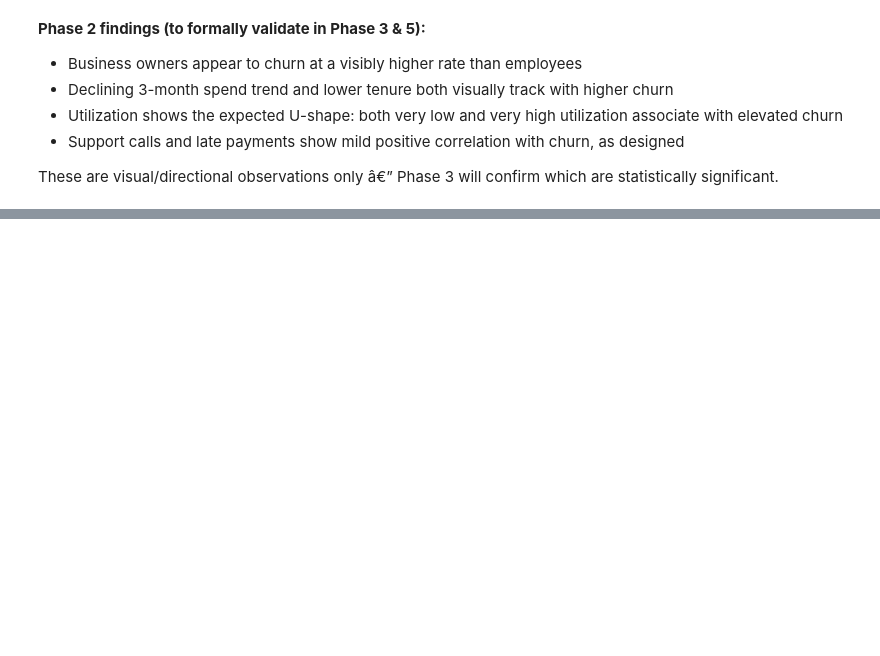
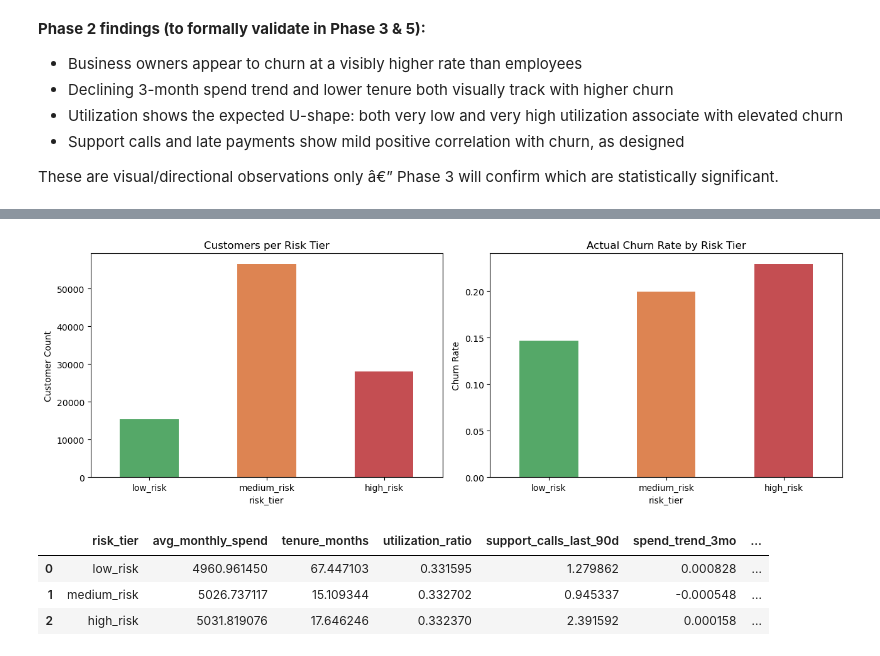
Before and after one commit to sandeepsingh9871/Credit-Card-Churn-Prediction-And-Retention-Analytics, a Jupyter notebook: Credit card churn prediction and retention analytics.ipynb, the cells around one changed output, grey strips where cells are left out. Drawn from its saved outputs; the diff is of its cells as text; code cells hidden in the pictures; blank space fills up the shorter version.

Commit message:
Phase 4 done

```diff
--- a/Credit card churn prediction and retention analytics.ipynb
+++ b/Credit card churn prediction and retention analytics.ipynb
@@ -406,5 +415,0 @@ The elbow flattens around **k = 4**, which also produces business-interpretable
-# %%
-kmeans = KMeans(n_clusters=4, random_state=42, n_init=10)
-df["risk_segment"] = kmeans.fit_predict(X_scaled)
-
-df["risk_segment"].value_counts().sort_index()
@@ -514,0 +487,17 @@ logistic regression churn prediction model.
+# %%
+kmeans_final = KMeans(n_clusters=3, random_state=42, n_init=10)
+df["risk_cluster_raw"] = kmeans_final.fit_predict(X_scaled)
+
+# Profile each raw cluster's churn rate to assign meaningful risk-tier labels
+cluster_churn = df.groupby("risk_cluster_raw")["churn_flag"].mean().sort_values()
+print("Churn rate by raw cluster:")
+print(cluster_churn)
+
+# Map raw cluster IDs to ordered risk labels based on churn rate
+risk_order = cluster_churn.index.tolist()  # lowest churn first
+label_map = {risk_order[0]: "low_risk", risk_order[1]: "medium_risk", risk_order[2]: "high_risk"}
+df["risk_tier"] = df["risk_cluster_raw"].map(label_map)
+
+print()
+print("Customers per risk tier:")
+print(df["risk_tier"].value_counts())
@@ -514,0 +533,32 @@ logistic regression churn prediction model.
+# %%
+fig, axes = plt.subplots(1, 2, figsize=(13, 4.5))
+
+df["risk_tier"].value_counts().reindex(["low_risk", "medium_risk", "high_risk"]).plot(
+    kind="bar", ax=axes[0], color=["#55A868", "#DD8452", "#C44E52"]
+)
+axes[0].set_title("Customers per Risk Tier")
+axes[0].set_ylabel("Customer Count")
+axes[0].set_xticklabels(axes[0].get_xticklabels(), rotation=0)
+
+df.groupby("risk_tier")["churn_flag"].mean().reindex(["low_risk", "medium_risk", "high_risk"]).plot(
+    kind="bar", ax=axes[1], color=["#55A868", "#DD8452", "#C44E52"]
+)
+axes[1].set_title("Actual Churn Rate by Risk Tier")
+axes[1].set_ylabel("Churn Rate")
+axes[1].set_xticklabels(axes[1].get_xticklabels(), rotation=0)
+
+plt.tight_layout()
+plt.savefig("outputs/knn_risk_tier_profile.png", dpi=120, bbox_inches="tight")
+plt.show()
+# %% [output]
+[figure, added]
+# %%
+# Save segment summary for the Tableau dashboard (Phase 8)
+segment_summary = tier_profile.reset_index()
+segment_summary.to_csv("outputs/segment_summary.csv", index=False)
+segment_summary
+# %% [output]
+|  | risk_tier | avg_monthly_spend | tenure_months | utilization_ratio | support_calls_last_90d | spend_trend_3mo | ... |
+| 0 | low_risk | 4960.961450 | 67.447103 | 0.331595 | 1.279862 | 0.000828 | ... |
+| 1 | medium_risk | 5026.737117 | 15.109344 | 0.332702 | 0.945337 | -0.000548 | ... |
+| 2 | high_risk | 5031.819076 | 17.646246 | 0.332370 | 2.391592 | 0.000158 | ... |
```
Also changed, not shown: parts of 40 cells of this notebook, 5 other files.
